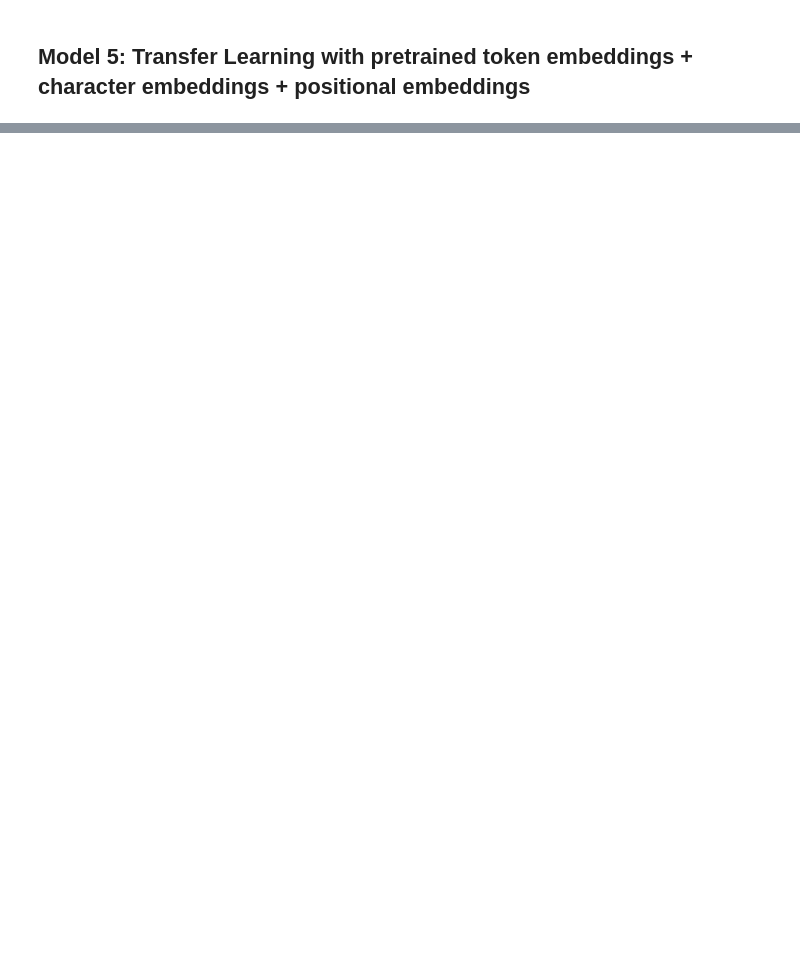
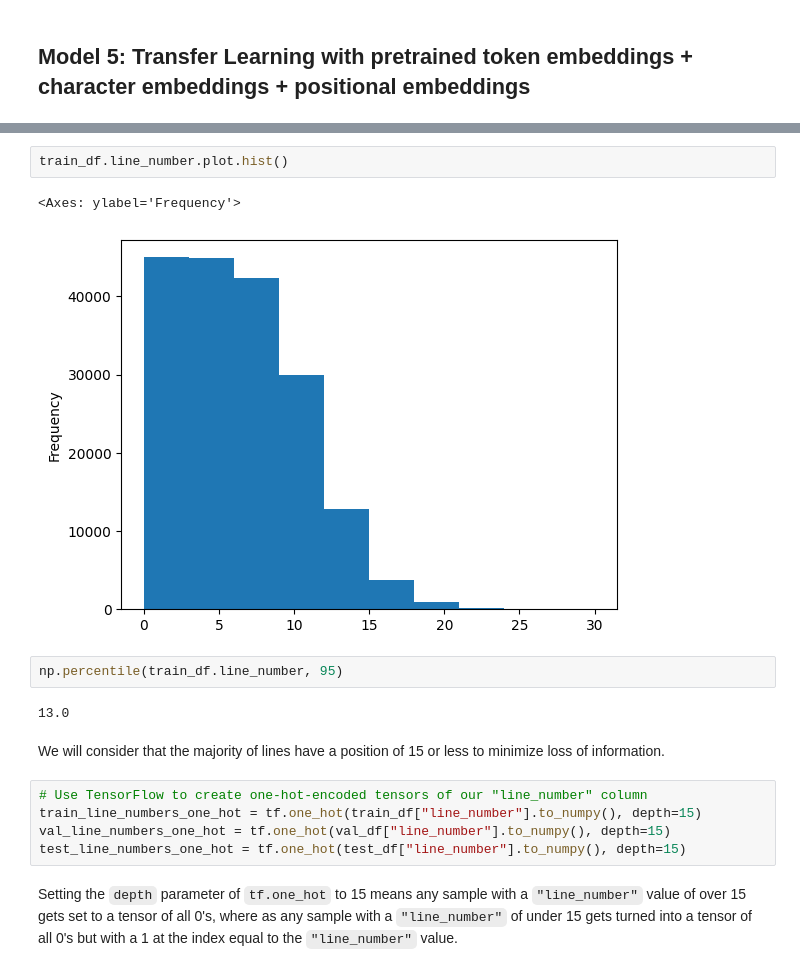
Before and after one commit to yashfirkedata/NLP-Replicating-PubMed-200k-RCT-Paper, a Jupyter notebook: NLP_Replicating_PubMed_200k_RCT_Paper.ipynb, the cells around one changed output, grey strips where cells are left out. Cells and saved outputs as stored; diff of their text form; blank space fills up the shorter version.

```diff
--- a/NLP_Replicating_PubMed_200k_RCT_Paper.ipynb
+++ b/NLP_Replicating_PubMed_200k_RCT_Paper.ipynb
@@ -1272,0 +1255,18 @@ model_4_results
+# %%
+train_df.line_number.plot.hist()
+# %% [output]
+<Axes: ylabel='Frequency'>
+[figure, added]
+# %%
+np.percentile(train_df.line_number, 95)
+# %% [output]
+13.0
+# %% [markdown]
+We will consider that the majority of lines have a position of 15 or less to minimize loss of information.
+# %%
+# Use TensorFlow to create one-hot-encoded tensors of our "line_number" column
+train_line_numbers_one_hot = tf.one_hot(train_df["line_number"].to_numpy(), depth=15)
+val_line_numbers_one_hot = tf.one_hot(val_df["line_number"].to_numpy(), depth=15)
+test_line_numbers_one_hot = tf.one_hot(test_df["line_number"].to_numpy(), depth=15)
+# %% [markdown]
+Setting the `depth` parameter of `tf.one_hot` to 15 means any sample with a `"line_number"` value of over 15 gets set to a tensor of all 0's, where as any sample with a `"line_number"` of under 15 gets turned into a tensor of all 0's but with a 1 at the index equal to the `"line_number"` value.
```
Also changed, not shown: parts of 106 cells of this notebook.
